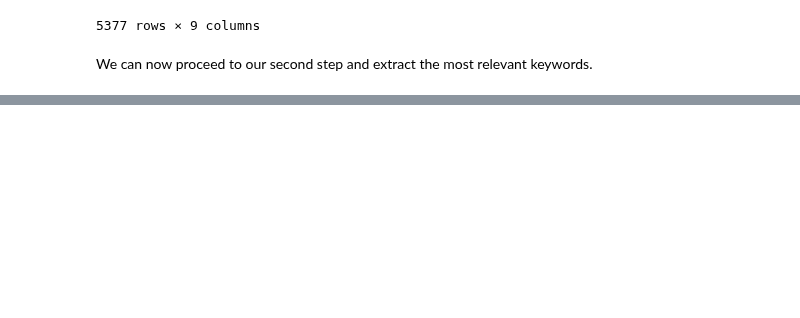
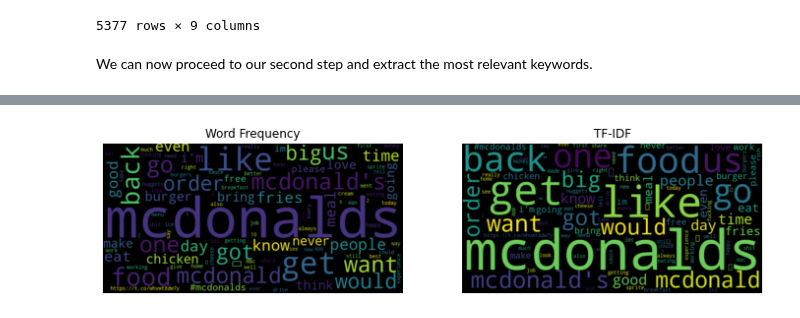
Before and after one commit to polltter/share, a Jupyter notebook: notebooks/kw_extraction.ipynb, the cells around one changed output, grey strips where cells are left out. Saved outputs shown, nothing was run; the diff lists cells and outputs as text; code cells hidden in the pictures; blank space fills up the shorter version.

```diff
--- a/notebooks/kw_extraction.ipynb
+++ b/notebooks/kw_extraction.ipynb
@@ -371,0 +411,10 @@ df_freq.sort_values('tfidf', ascending=False).head(20)
+# %%
+plt.figure(figsize=(12,6))
+
+plt.subplot(1,2,1)
+wordcloud(df_freq['freq'], title='Word Frequency')
+
+plt.subplot(1,2,2)
+wordcloud(df_freq['tfidf'], title='TF-IDF')
+# %% [output]
+[figure, added]
```
Also changed, not shown: parts of 45 cells of this notebook.
